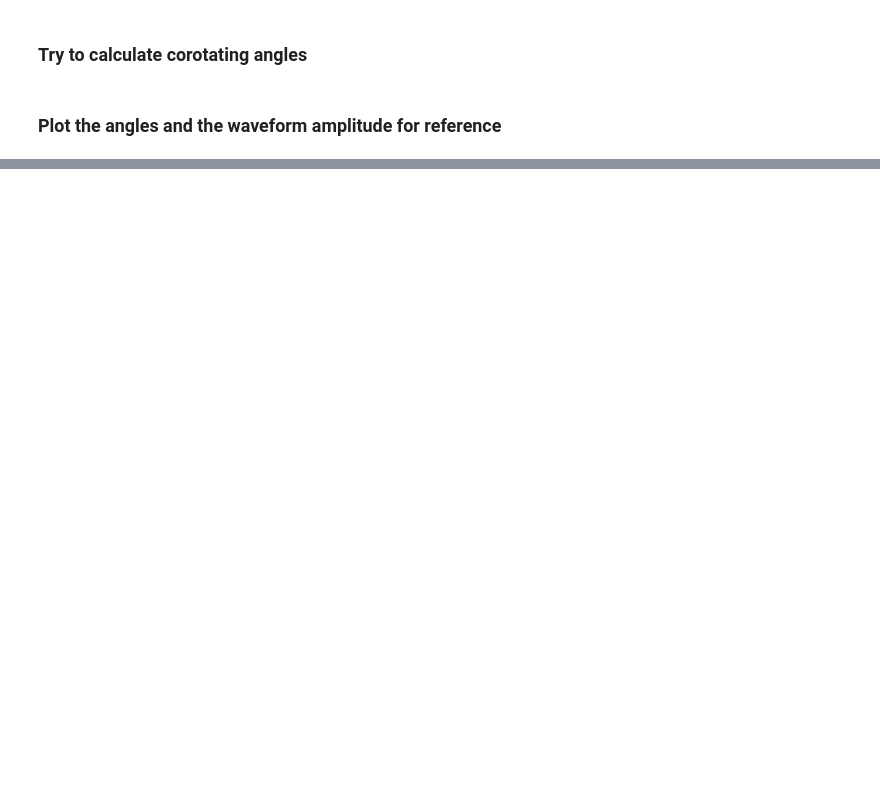
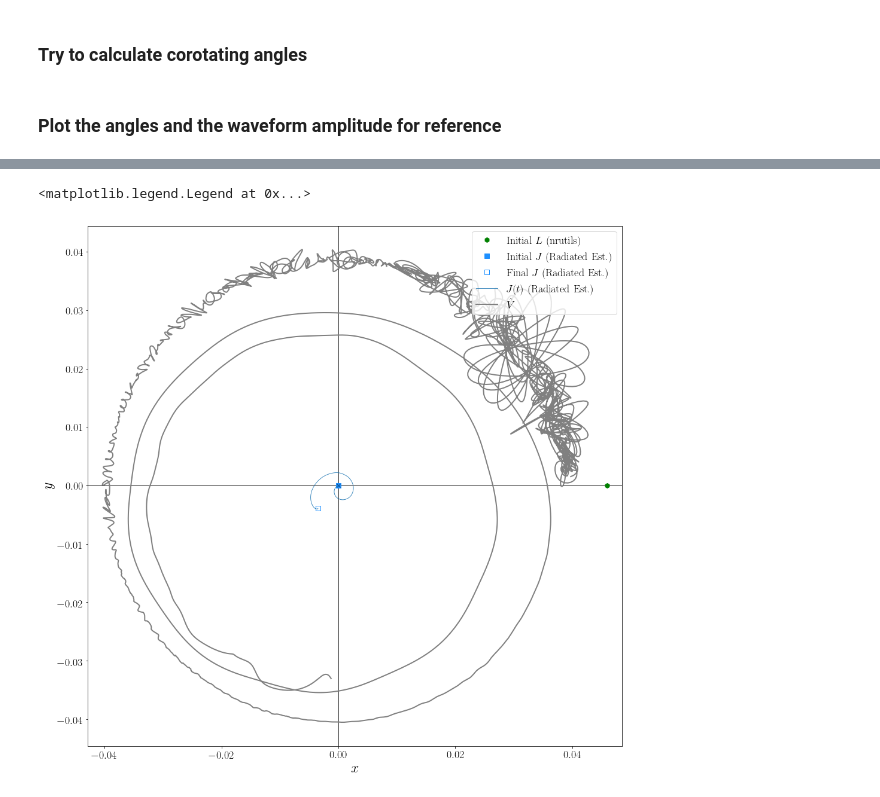
Before and after one commit to llondon6/nrutils_dev, a Jupyter notebook: issues/open/issue3_manipulate_waveform_frame.ipynb, the cells around one changed output, grey strips where cells are left out. Saved outputs shown, nothing was run; the diff lists cells and outputs as text; code cells hidden in the pictures; blank space fills up the shorter version.

```diff
--- a/issues/open/issue3_manipulate_waveform_frame.ipynb
+++ b/issues/open/issue3_manipulate_waveform_frame.ipynb
@@ -203,0 +310,51 @@ legend( loc=1, frameon=True )
+# %%
+
+#
+fig = figure( figsize=4*figaspect(1) )
+color = rgb(3)
+
+#
+g.__calc_radiated_quantities__()
+k = 0
+jx,jy,jz = g.remnant['J'][k] / linalg.norm( g.remnant['J'][k] )
+jfx,jfy,jfz = g.remnant['J'][-1] / linalg.norm( g.remnant['J'][-1] )
+
+#
+# mask = smoothest_part(alpha, smoothness_radius=80, smoothness_stepsize=3, smooth_length=3, smoothness_tolerance=0.5, unsigned=True)
+mask = g.remnant['mask'][1:]
+
+#
+axhline(0,color='k')
+axvline(0,color='k')
+
+#
+lx,ly,lz = (g.L1+g.L2)/linalg.norm( g.L1+g.L2 )#
+plot( lx,ly, 'h', color='green', label='Initial $L$ (nrutils)', ms=8 )
+
+#
+plot( jx,jy, 's', color='dodgerblue', label='Initial $J$ (Radiated Est.)', ms=8 )
+plot( jfx,jfy, 's', mfc='none', color='dodgerblue', label='Final $J$ (Radiated Est.)', ms=8 )
+
+#
+plot( 0,0, 'xk', alpha=0.5 )
+
+#
+J = g.remnant['J']
+for k in range(J.shape[0]):
+    J[k,:] /= linalg.norm(J[k,:])
+plot( J[:,0],J[:,1], label='$J(t)$ (Radiated Est.)' )
+
+#
+plot( x[mask],yy[mask], lw=2, color='grey', label='$\hat{V}$' )
+
+axis('equal');
+
+#
+xlabel('$x$')
+ylabel('$y$');
+
+#
+legend( loc=1, frameon=True )
+# %% [output]
+<matplotlib.legend.Legend at 0x...>
+[figure, added]
```
Also changed, not shown: parts of 10 cells of this notebook, 1 other file.
